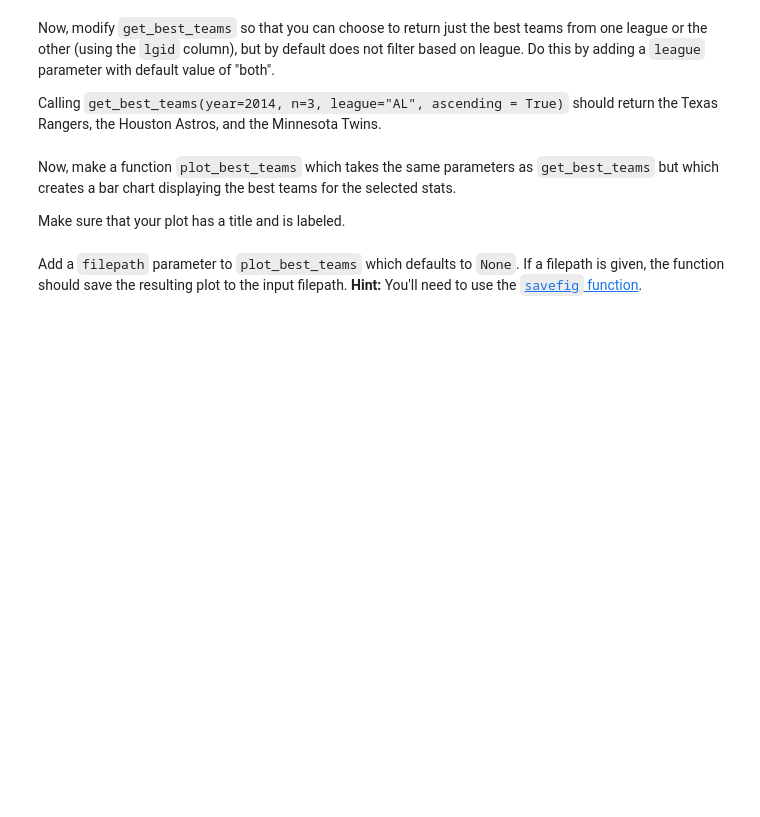
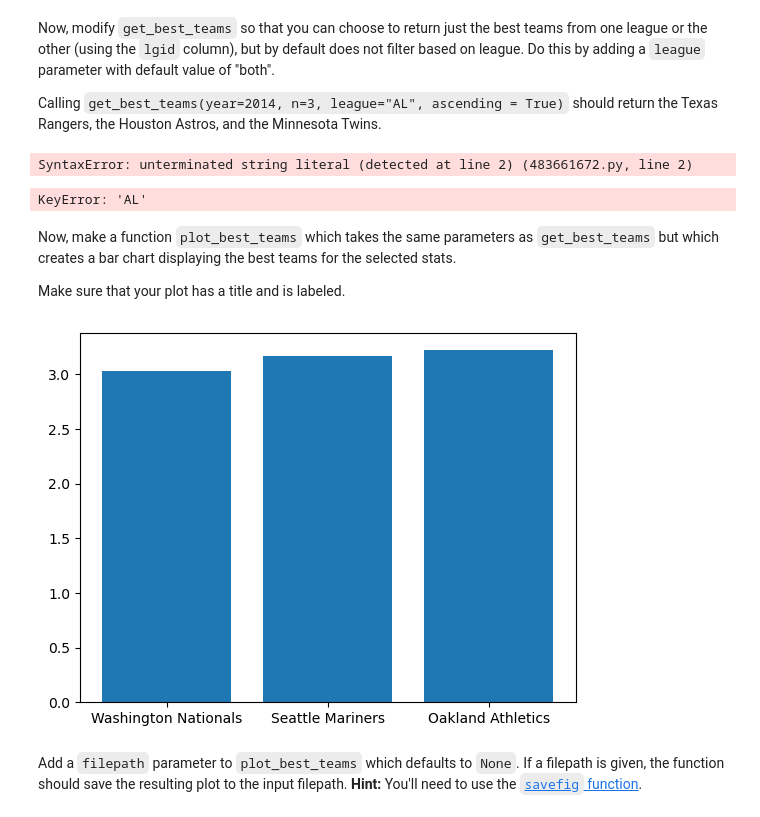
Before and after one commit to NSS-Data-Analytics-Cohort-10/loops-and-functions-Uhuegbu23, a Jupyter notebook: notebooks/Loops_and_Functions_Practice_DA10.ipynb, the cells around one changed output. Cells and saved outputs as stored; diff of their text form; code cells hidden in the pictures; blank space fills up the shorter version.

```diff
--- a/notebooks/Loops_and_Functions_Practice_DA10.ipynb
+++ b/notebooks/Loops_and_Functions_Practice_DA10.ipynb
@@ -243,12 +272,34 @@ Now, modify `get_best_teams` so that you can choose to return just the best team
 Calling `get_best_teams(year=2014, n=3, league="AL", ascending = True)` should return the Texas Rangers, the Houston Astros, and the Minnesota Twins.
 # %%
 # Your Code Here
+def get_best_teams(year =2014, n=3, league= AL', ascending=True):
+    df_teams=teams[teams['yearid']==year]
+    df_year_sorted = df_teams.sort_values(by=league, ascending=True)
+    return df_year_sorted.head()
+# %% [output]
+SyntaxError: unterminated string literal (detected at line 2) (483661672.py, line 2)
+# %%
+get_best_teams(year =2014, n=3, league= 'AL', ascending=True)
+# %% [output]
+KeyError: 'AL'
 # %% [markdown]
 Now, make a function `plot_best_teams` which takes the same parameters as `get_best_teams` but which creates a bar chart displaying the best teams for the selected stats.
 
 Make sure that your plot has a title and is labeled.
 # %%
 # Your Code Here
+def plot_best_teams (year =2014, n=3, stat='era', ascending=True):
+    df_teams=teams[teams['yearid']==year]
+    df_year_sorted = df_teams.sort_values(by=stat, ascending=True)
+    df_head=df_year_sorted.head(n)
+    df_head
+    plt.bar(x=df_head['name'], height=df_head[stat])
+    plt.show
+    return
+# %%
+plot_best_teams (year =2014, n=3, stat='era', ascending=True)
+# %% [output]
+[figure, added]
 # %% [markdown]
 Add a `filepath` parameter to `plot_best_teams` which defaults to `None`. If a filepath is given, the function should save the resulting plot to the input filepath. **Hint:** You'll need to use the [`savefig` function](https://matplotlib.org/stable/api/_as_gen/matplotlib.pyplot.savefig.html).
 # %%
```
Also changed, not shown: parts of 14 cells of this notebook.
